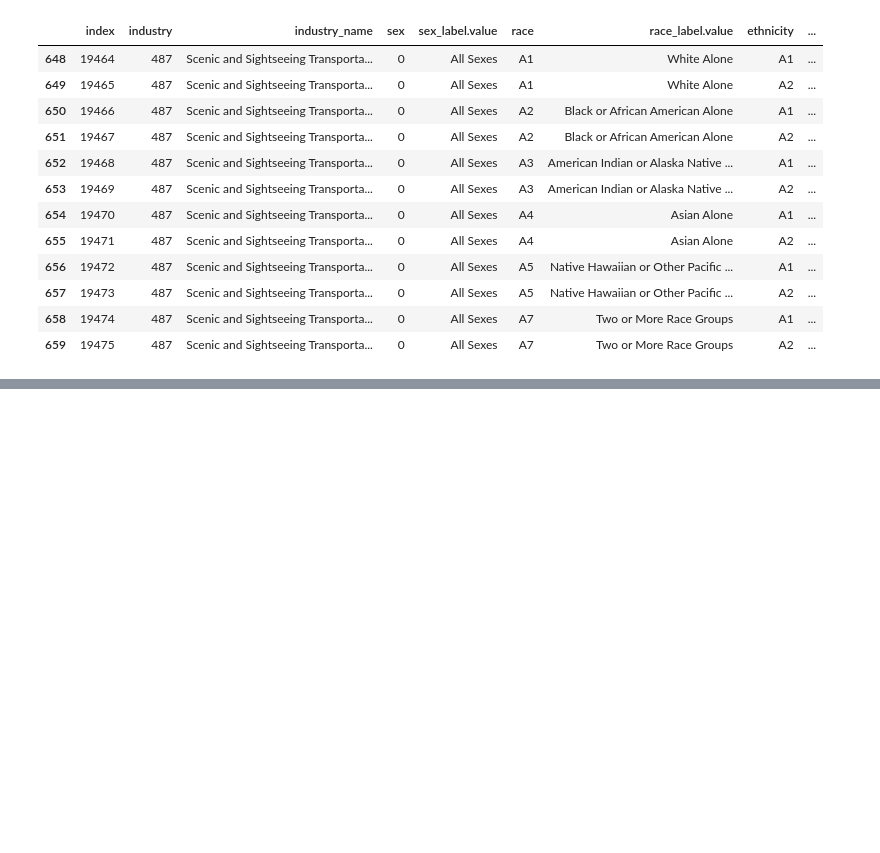
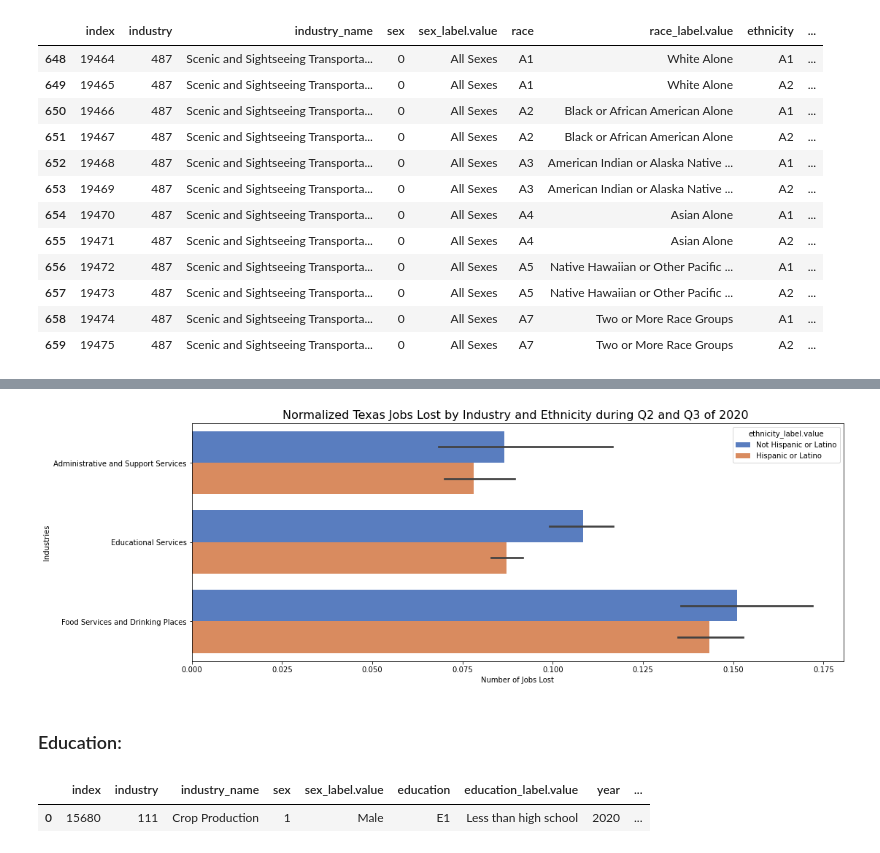
Before and after one commit to capstone-job-market-analysis/job-market-analysis, a Jupyter notebook: jeff_explore.ipynb, the cells around one changed output, grey strips where cells are left out. Saved outputs shown, nothing was run; the diff lists cells and outputs as text; code cells hidden in the pictures; blank space fills up the shorter version.

```diff
--- a/jeff_explore.ipynb
+++ b/jeff_explore.ipynb
@@ -1084,0 +1104,40 @@ r_compare[r_compare.industry == 487]
+# %%
+# Plot of the above by ethnicity:
+plt.figure(figsize=(16,6))
+sns.barplot(x="normalized", y="industry_name",
+                hue='ethnicity_label.value',
+                palette="muted",
+                data=r_top, alpha=1)
+plt.title('Normalized Texas Jobs Lost by Industry and Ethnicity during Q2 and Q3 of 2020 ', fontsize=16)
+plt.xlabel('Number of Jobs Lost')
+plt.ylabel('Industries')
+plt.show()
+# %% [output]
+[figure, added]
+# %% [markdown]
+### Education:
+# %%
+# Keeping only q1 and q3 of 2020:
+ed1 = ed[ed.date == '2020-01-01']
+ed3 = ed[ed.date == '2020-07-01']
+
+# match indexes so that I can subtract the quarterly columns
+ed1 = ed1.reset_index()
+ed3 = ed3.reset_index()
+
+# Add q3 numbers to the datafram for ease of comparison if needed:
+ed1['q3_Emp'] = ed3.Emp
+
+# Create the difference column of q1 and q3 Emp:
+ed1['q1_minus_q3'] = ed1.Emp - ed3.Emp
+
+# Rename to q since the dataframe now contains q1 and q3 data:
+ed_compare = ed1
+
+# Normalized job loss:
+ed_compare['normalized'] = ed_compare.q1_minus_q3 / ed_compare.Emp
+
+ed_compare.head(1)
+# %% [output]
+|  | index | industry | industry_name | sex | sex_label.value | education | education_label.value | year | ... |
+| 0 | 15680 | 111 | Crop Production | 1 | Male | E1 | Less than high school | 2020 | ... |
```
Also changed, not shown: parts of 58 cells of this notebook, 1 other file.
